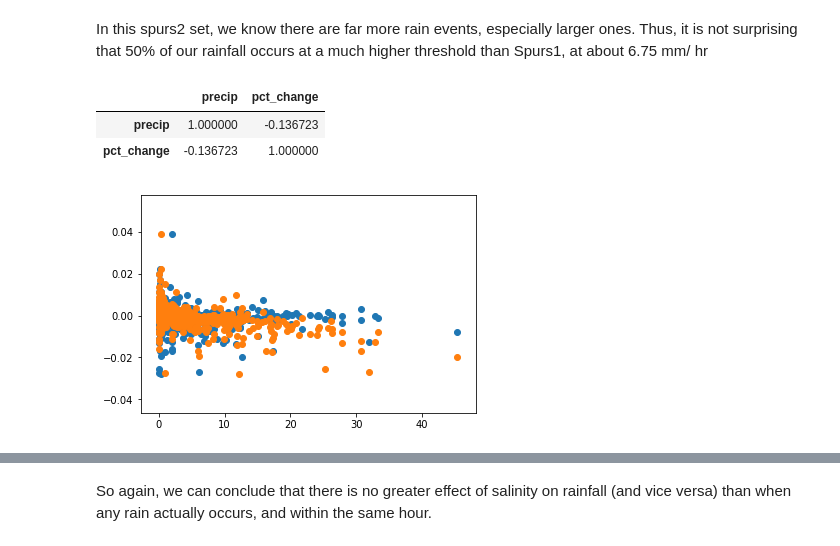
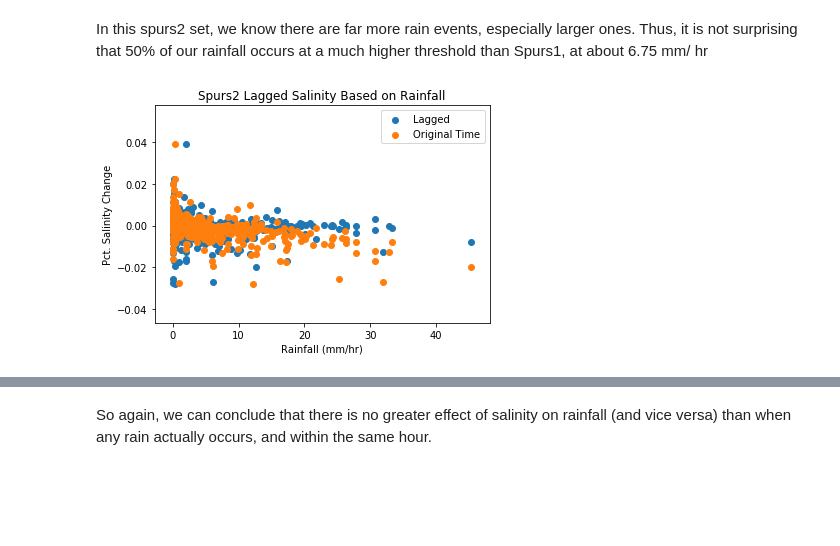
Before and after one commit to uncw-cubesat-lab/rain-class, a Jupyter notebook: Intuitive Look at Precipitation Measures.ipynb, the cells around one changed output, grey strips where cells are left out. Cells and saved outputs as stored; diff of their text form; code cells hidden in the pictures; blank space fills up the shorter version.

```diff
--- a/Intuitive Look at Precipitation Measures.ipynb
+++ b/Intuitive Look at Precipitation Measures.ipynb
@@ -297,21 +310,17 @@ plt.title('Spurs2 Cumulative Rainfall');
 [figure]
 # %% [markdown]
 In this spurs2 set, we know there are far more rain events, especially larger ones. Thus, it is not surprising that 50% of our rainfall occurs at a much higher threshold than Spurs1, at about 6.75 mm/ hr
-# %%
-rain2 = data2[data2['precip'] > 0]
-lagged2 = pd.concat([rainlag2, pct_lag2], axis=1, join='outer')
-lagged2.corr()
-# %% [output]
-|  | precip | pct_change |
-| precip | 1.000000 | -0.136723 |
-| pct_change | -0.136723 | 1.000000 |
 # %%
 rain_lag2 = pd.DataFrame(rain2['precip'].reset_index().drop('new_time', axis=1))
 pct_rain_lag2 = pd.DataFrame(rain2['pct_change'].reset_index().drop('new_time', axis=1).shift(1).fillna(0))
 rainlagged = pd.concat([rain_lag2, pct_rain_lag2], axis=1, join='outer')
 #pct_lag
-plt.scatter(x=rain_lag2, y=pct_rain_lag2)
-plt.scatter(x=rain2['precip'], y=rain2['pct_change'])
+plt.scatter(x=rain_lag2, y=pct_rain_lag2, label='Lagged')
+plt.scatter(x=rain2['precip'], y=rain2['pct_change'], label='Original Time')
+plt.xlabel('Rainfall (mm/hr)')
+plt.ylabel('Pct. Salinity Change')
+plt.title('Spurs2 Lagged Salinity Based on Rainfall')
+plt.legend()
 plt.show()
 # %% [output]
-[figure, old version]
+[figure, new version]
```
Also changed, not shown: parts of 25 cells of this notebook.
